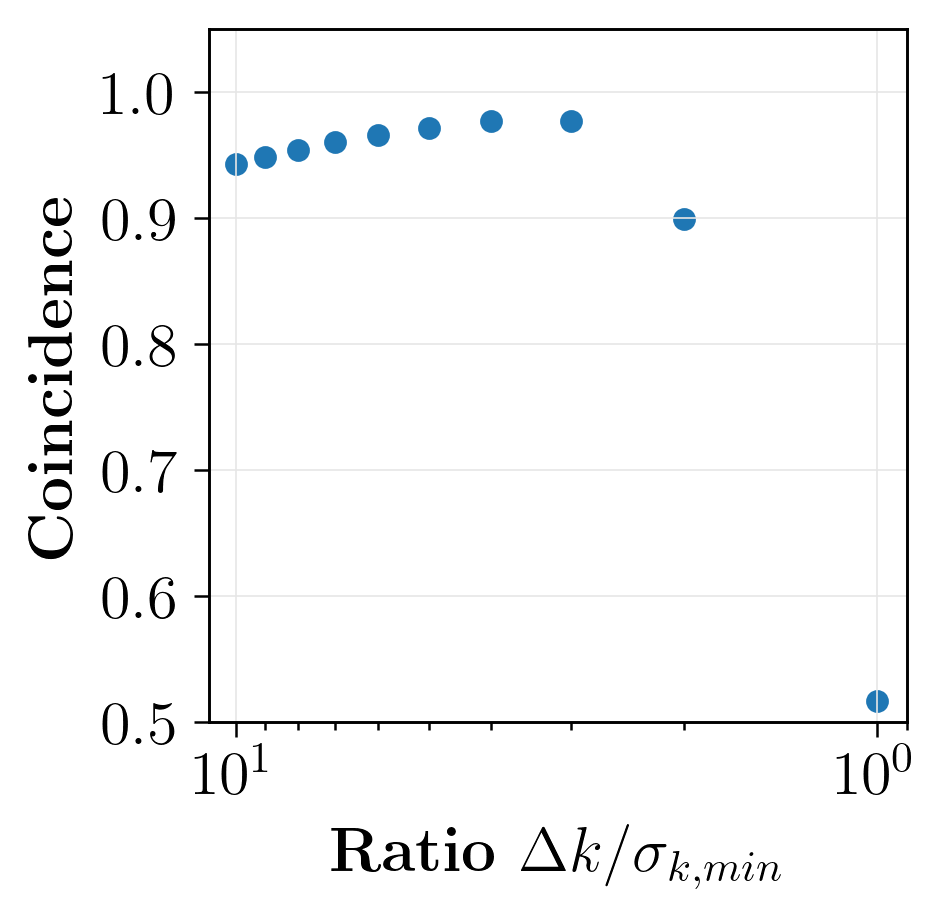
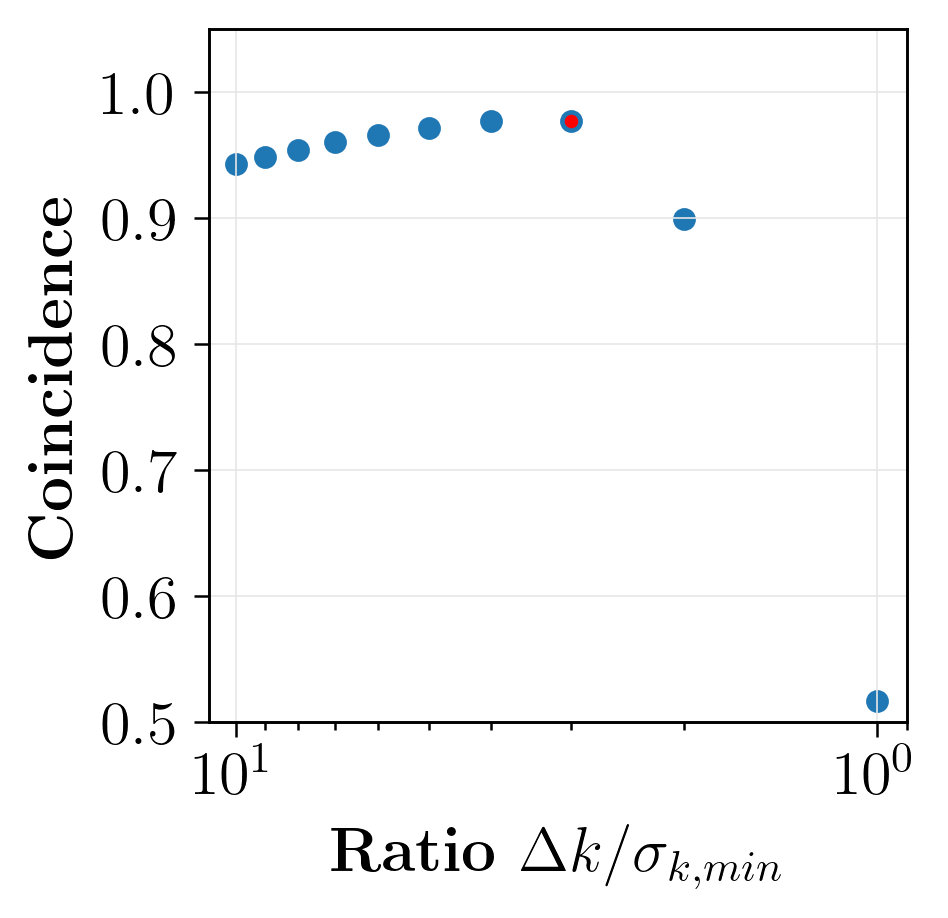
Unified diff of the notebook cell whose output changed from the first chart to the second:
--- before
+++ after
@@ -11,4 +11,5 @@
 # ---- courbes lisses ----
 ax.scatter(sigma_tab / sig_k_min, coincidences, s=20)
+ax.scatter(sigma_tab[max_index]/ sig_k_min, coincidences[max_index], s=5, color='red') 
 
 # Labels, limites et grille

Commit: first results with omega_ref \ne omega_A